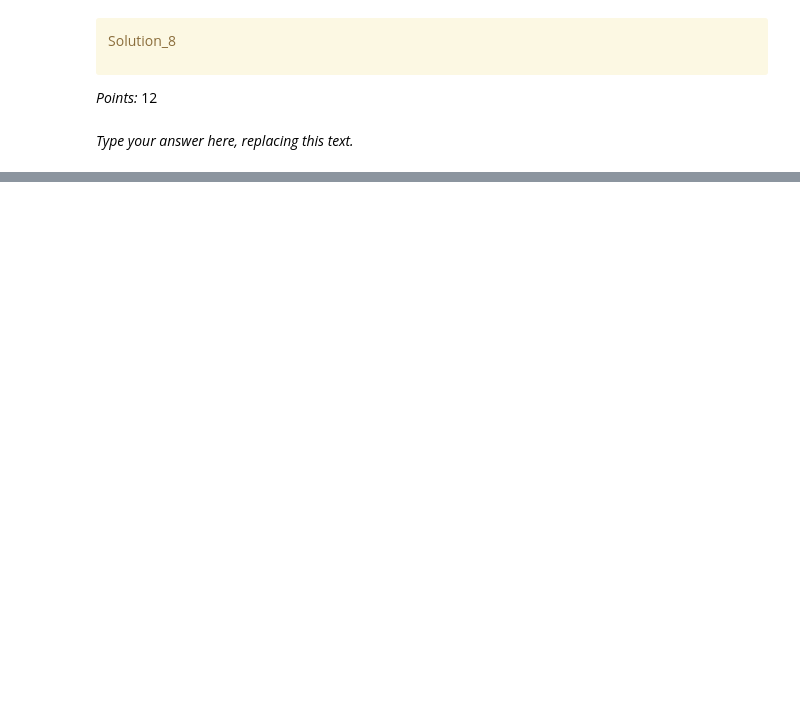
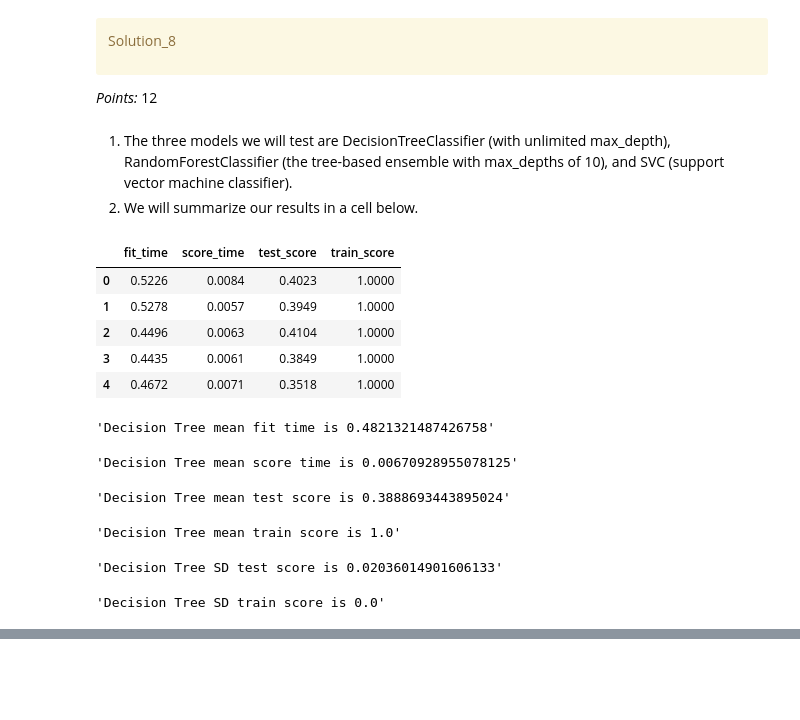
Before and after one commit to ritvikj7/Credit-Card-Default-Predictor, a Jupyter notebook: hw5.ipynb, the cells around one changed output, grey strips where cells are left out. Cells and saved outputs as stored; diff of their text form; code cells hidden in the pictures; blank space fills up the shorter version.

```diff
--- a/hw5.ipynb
+++ b/hw5.ipynb
@@ -600,0 +632,15 @@ _Type your answer here, replacing this text._
+# %%
+param_grid = {
+    "logisticregression__C": [0.001, 0.01, 0.1, 1, 10, 100, 1000]  # Use the correct step name
+}
+pipe_lr_optimization = make_pipeline(preprocessor, LogisticRegression(class_weight='balanced'))
+scoring = ["accuracy", "recall"]
+gs = GridSearchCV(pipe_lr_optimization,
+                  param_grid=param_grid,
+                  n_jobs=-1,
+                  return_train_score=True,
+                  scoring=scoring,
+                  refit = 'recall'
+                 )
+
+gs.fit(X_train, y_train)
@@ -600,0 +671,11 @@ _Type your answer here, replacing this text._
+# %%
+results = gs.cv_results_
+results_df = pd.DataFrame(results)
+selected_columns = ['params', 'mean_test_recall', 'std_test_recall', 'mean_train_recall', 'std_train_recall']
+results_subset = results_df[selected_columns]
+
+# Better formatting for display
+print("Results from GridSearchCV:")
+# Set display options for better readability
+pd.set_option('display.float_format', '{:.4f}'.format)
+print(results_subset.to_string(index=False))
@@ -620,5 +713,3 @@ Solution_8
 </div>
 
 _Points:_ 12
-# %% [markdown]
-_Type your answer here, replacing this text._
@@ -630,0 +716,32 @@ _Type your answer here, replacing this text._
+# %% [markdown]
+1) The three models we will test are DecisionTreeClassifier (with unlimited max_depth), RandomForestClassifier (the tree-based ensemble with max_depths of 10), and SVC (support vector machine classifier).
+2) We will summarize our results in a cell below.
+# %%
+dt_clf = DecisionTreeClassifier(random_state=123, class_weight='balanced') # Use unspecified max_depth to minimize impurity
+dt_pipeline = make_pipeline(preprocessor, dt_clf)
+
+dt_results = cross_validate(dt_pipeline, X_train, y_train,
+                            scoring='recall',
+                            return_train_score=True,
+                            n_jobs=-1) # Do default 5-fold cv
+
+display(pd.DataFrame(dt_results))
+display(f'Decision Tree mean fit time is {np.mean(dt_results['fit_time'])}')
+display(f'Decision Tree mean score time is {np.mean(dt_results['score_time'])}')
+display(f'Decision Tree mean test score is {np.mean(dt_results['test_score'])}')
+display(f'Decision Tree mean train score is {np.mean(dt_results['train_score'])}')
+display(f'Decision Tree SD test score is {np.std(dt_results['test_score'])}')
+display(f'Decision Tree SD train score is {np.std(dt_results['train_score'])}')
+# %% [output]
+|  | fit_time | score_time | test_score | train_score |
+| 0 | 0.5226 | 0.0084 | 0.4023 | 1.0000 |
+| 1 | 0.5278 | 0.0057 | 0.3949 | 1.0000 |
+| 2 | 0.4496 | 0.0063 | 0.4104 | 1.0000 |
+| 3 | 0.4435 | 0.0061 | 0.3849 | 1.0000 |
+| 4 | 0.4672 | 0.0071 | 0.3518 | 1.0000 |
+'Decision Tree mean fit time is 0.4821321487426758'
+'Decision Tree mean score time is 0.00670928955078125'
+'Decision Tree mean test score is 0.3888693443895024'
+'Decision Tree mean train score is 1.0'
+'Decision Tree SD test score is 0.02036014901606133'
+'Decision Tree SD train score is 0.0'
```
Also changed, not shown: parts of 39 cells of this notebook.
